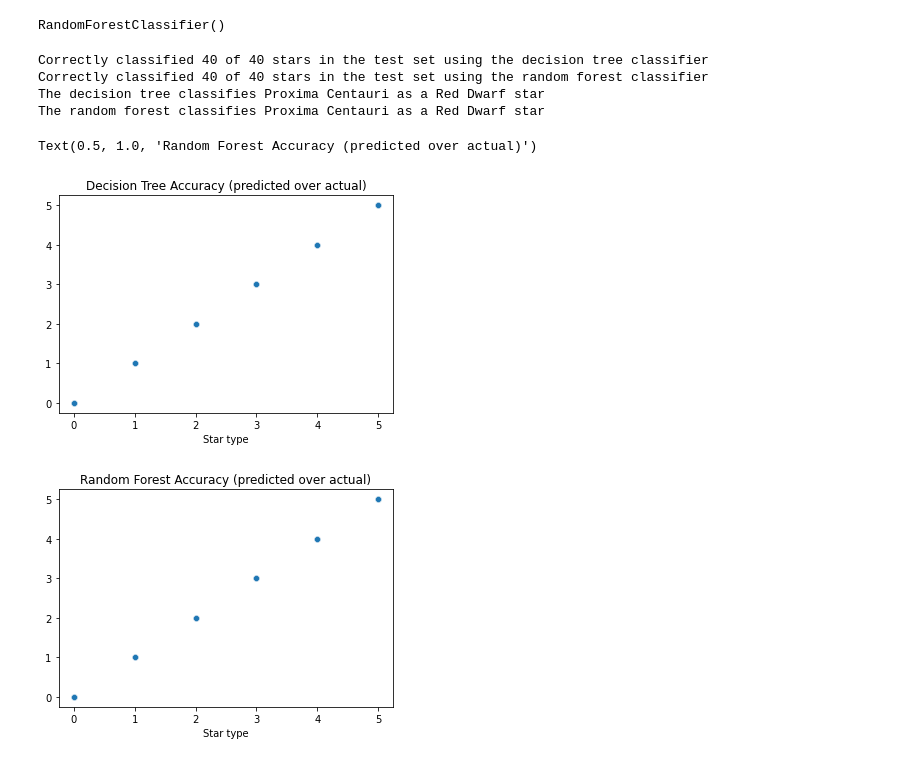
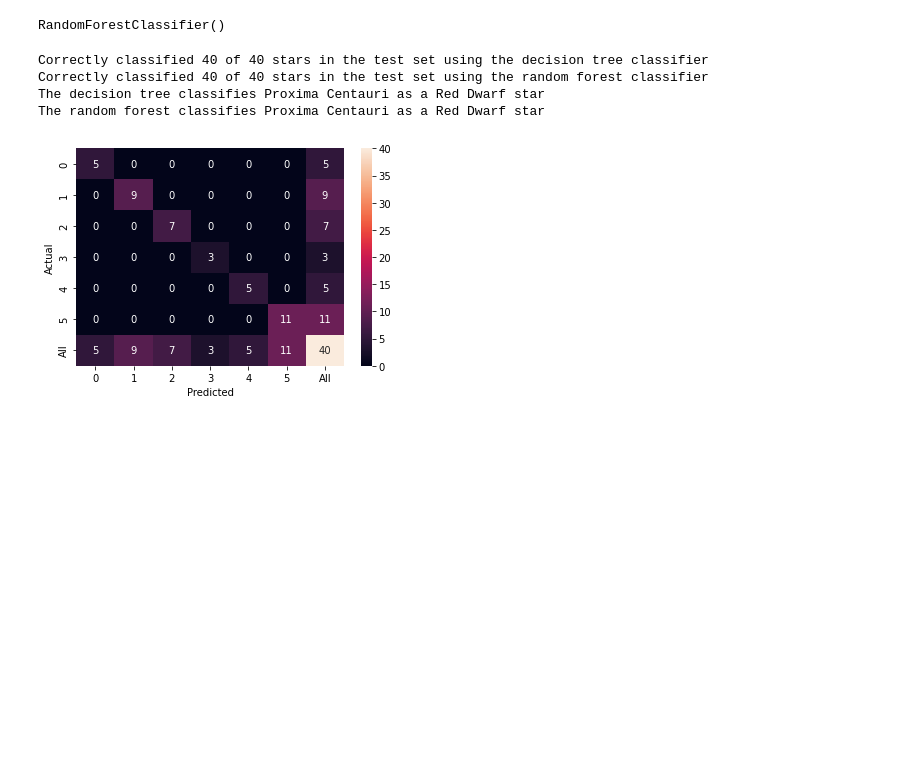
Before and after one commit to vhorvath2010/stellar-classifiers, a Jupyter notebook: dt_rf_classification.ipynb, the cells around one changed output. Saved outputs shown, nothing was run; the diff lists cells and outputs as text; code cells hidden in the pictures; blank space fills up the shorter version.

Commit message:
added better visualizations

```diff
--- a/dt_rf_classification.ipynb
+++ b/dt_rf_classification.ipynb
@@ -42,29 +42,28 @@ RandomForestClassifier()
 # %%
 # Test accuracy on testing data
 test_y_hat_dt = dt.predict(test_X)
 test_y_hat_rf = rf.predict(test_X)
 
 print("Correctly classified", np.sum(test_Y == test_y_hat_dt), "of", len(test_Y), "stars in the test set using the decision tree classifier")
 print("Correctly classified", np.sum(test_Y == test_y_hat_rf), "of", len(test_Y), "stars in the test set using the random forest classifier")
 types = ["Red Dwarf", "Brown Dwarf", "White Dwarf", "Main Sequence", "SuperGiants", "HyperGiants"]
 print("The decision tree classifies Proxima Centauri as a", types[dt.predict([[3042, 0.0017, 0.1542, 15.60]])[0]], "star")
 print("The random forest classifies Proxima Centauri as a", types[rf.predict([[3042, 0.0017, 0.1542, 15.60]])[0]], "star")
 
 # Print plot of predicted vs actual
-plt.figure()
-sns.scatterplot(test_Y, test_y_hat_dt)
-plt.title("Decision Tree Accuracy (predicted over actual)")
-plt.figure()
-sns.scatterplot(test_Y, test_y_hat_rf)
-plt.title("Random Forest Accuracy (predicted over actual)")
+confusion_matrix = pd.crosstab(test_Y, test_y_hat_dt, rownames=['Actual'], colnames=['Predicted'], margins = True)
+sns.heatmap(confusion_matrix, annot=True)
+plt.show()
+
+confusion_matrix = pd.crosstab(test_Y, test_y_hat_rf, rownames=['Actual'], colnames=['Predicted'], margins = True)
+sns.heatmap(confusion_matrix, annot=True)
+plt.show()
 # %% [output]
 Correctly classified 40 of 40 stars in the test set using the decision tree classifier
 Correctly classified 40 of 40 stars in the test set using the random forest classifier
 The decision tree classifies Proxima Centauri as a Red Dwarf star
 The random forest classifies Proxima Centauri as a Red Dwarf star
-Text(0.5, 1.0, 'Random Forest Accuracy (predicted over actual)')
-[figure, old version]
+[figure, new version]
-[figure, removed]
 # %%
 # Save Models
 import pickle
```
Also changed, not shown: 2 other files.
